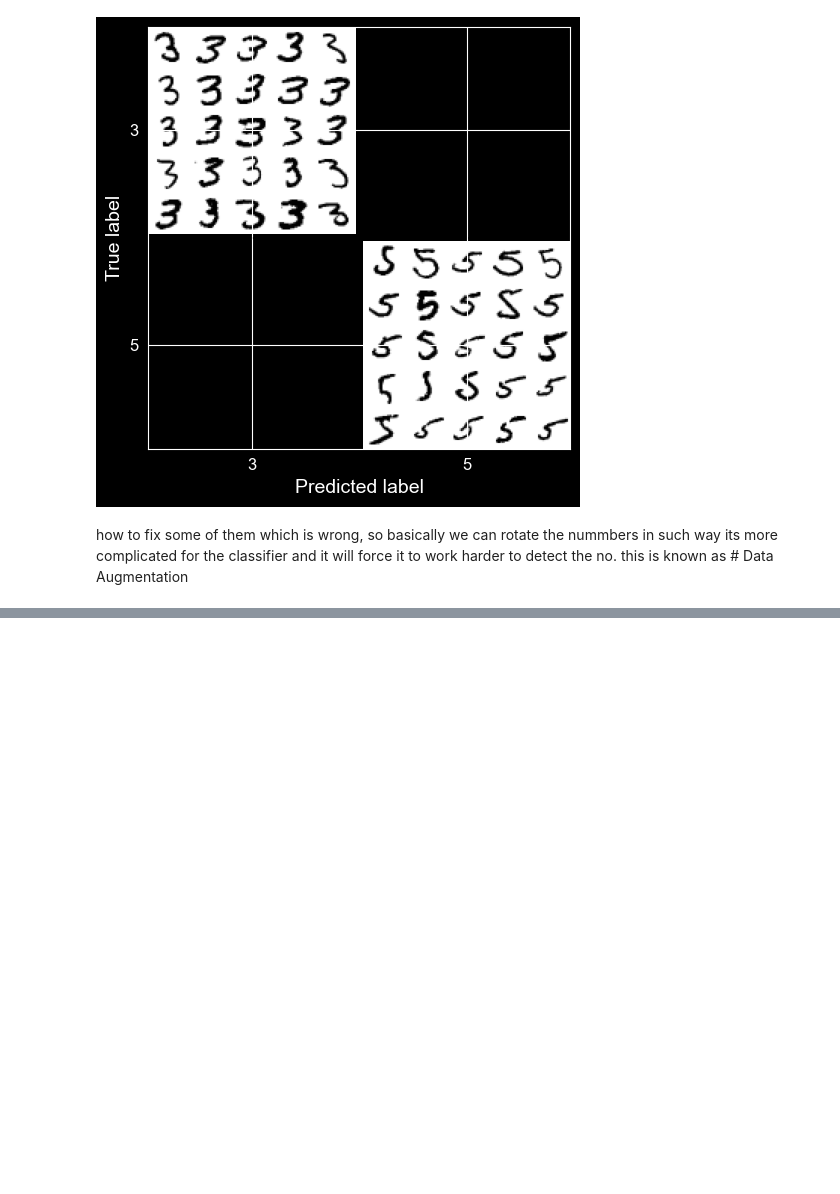
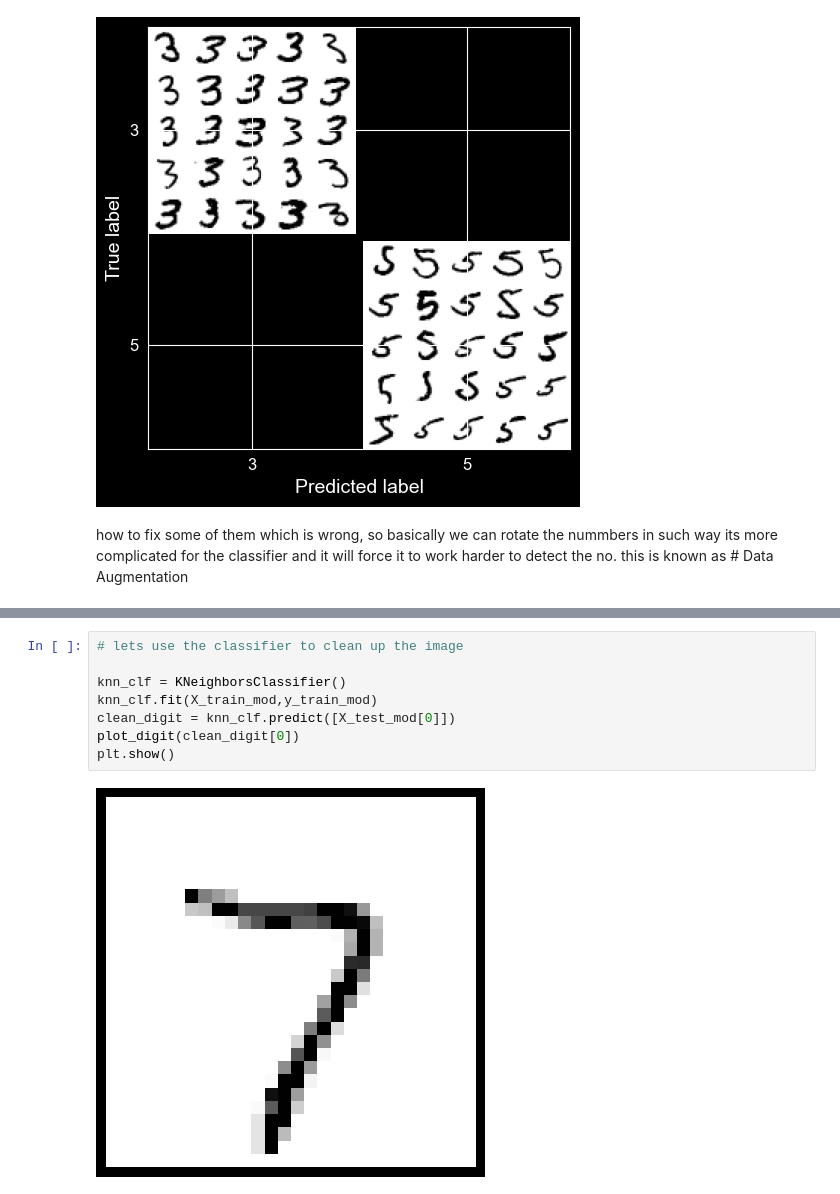
Before and after one commit to thehardikmadaan/ML_public, a Jupyter notebook: mnist/mnist_practise.ipynb, the cells around one changed output, grey strips where cells are left out. Saved outputs shown, nothing was run; the diff lists cells and outputs as text; blank space fills up the shorter version.

```diff
--- a/mnist/mnist_practise.ipynb
+++ b/mnist/mnist_practise.ipynb
@@ -579,0 +673,10 @@ how to fix some of them which is wrong, so basically we can rotate the nummbers
+# %%
+# lets use the classifier to clean up the image
+
+knn_clf = KNeighborsClassifier()
+knn_clf.fit(X_train_mod,y_train_mod)
+clean_digit = knn_clf.predict([X_test_mod[0]])
+plot_digit(clean_digit[0])
+plt.show()
+# %% [output]
+[figure, added]
```
Also changed, not shown: parts of 17 cells of this notebook, 5 other files.
